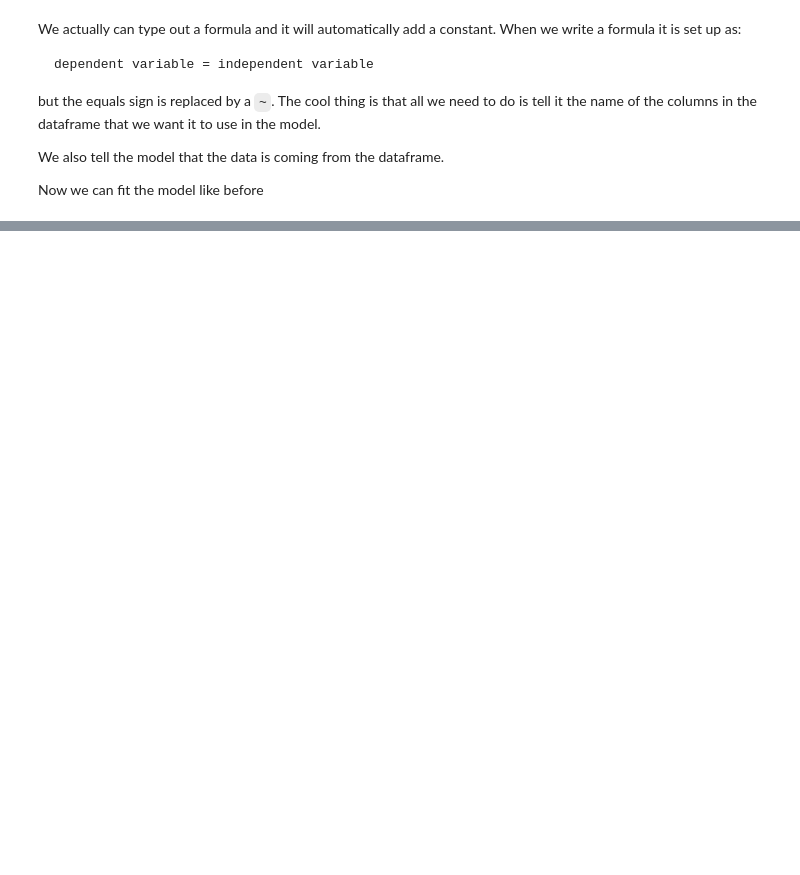
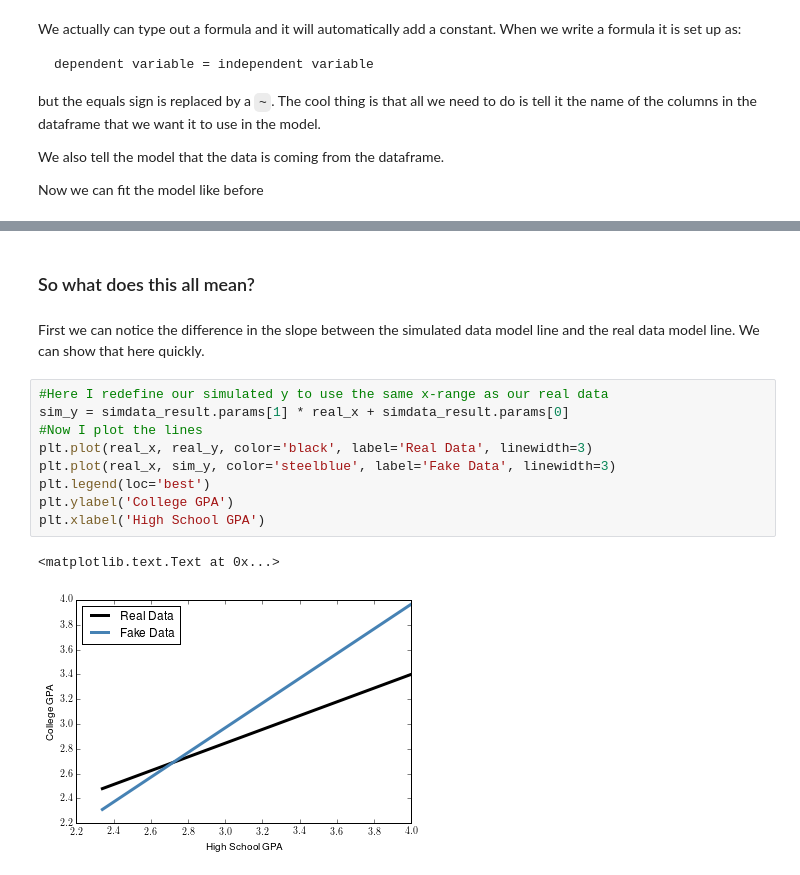
Before and after one commit to amarallab/Introduction-to-Python-Programming-and-Data-Science, a Jupyter notebook: Special-Topics/Regressions-With-Statsmodels.ipynb, the cells around one changed output, grey strips where cells are left out. Saved outputs shown, nothing was run; the diff lists cells and outputs as text; blank space fills up the shorter version.

```diff
--- a/Special-Topics/Regressions-With-Statsmodels.ipynb
+++ b/Special-Topics/Regressions-With-Statsmodels.ipynb
@@ -174,0 +190,16 @@ OLS Regression Results
+# %% [markdown]
+### So what does this all mean?
+# %% [markdown]
+First we can notice the difference in the slope between the simulated data model line and the real data model line. We can show that here quickly.
+# %%
+#Here I redefine our simulated y to use the same x-range as our real data
+sim_y = simdata_result.params[1] * real_x + simdata_result.params[0]
+#Now I plot the lines
+plt.plot(real_x, real_y, color='black', label='Real Data', linewidth=3)
+plt.plot(real_x, sim_y, color='steelblue', label='Fake Data', linewidth=3)
+plt.legend(loc='best')
+plt.ylabel('College GPA')
+plt.xlabel('High School GPA')
+# %% [output]
+<matplotlib.text.Text at 0x...>
+[figure, added]
```
Also changed, not shown: parts of 42 cells of this notebook, 1 other file.
